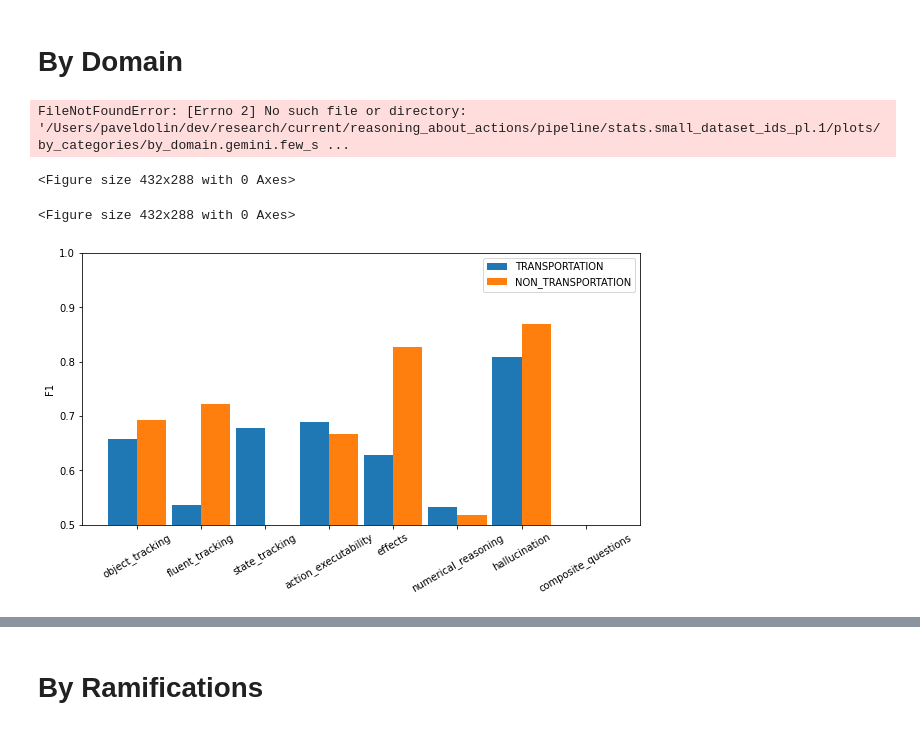
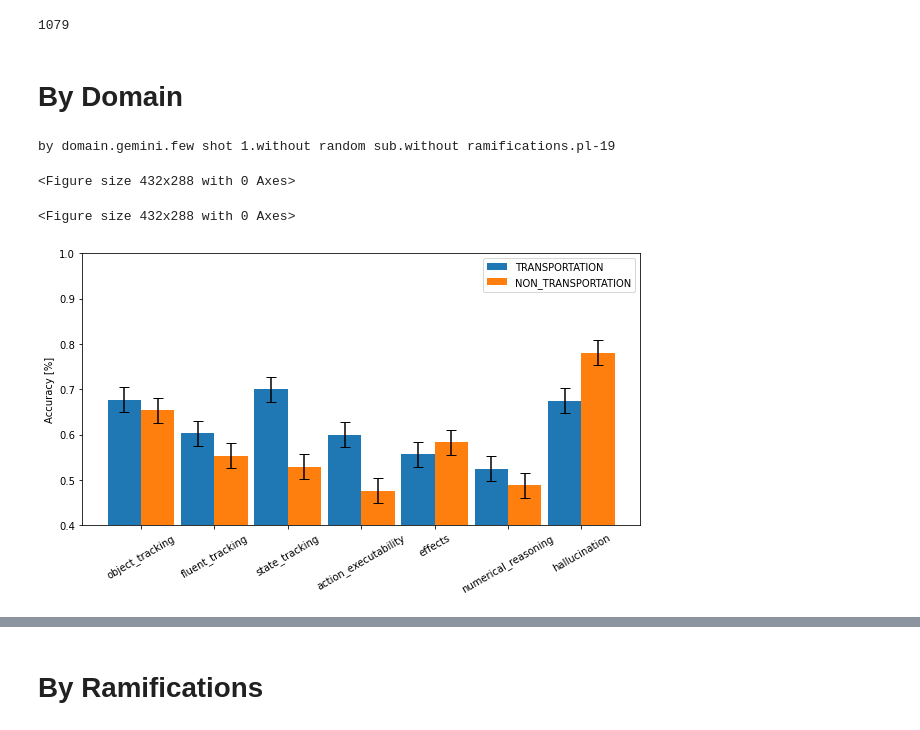
Before and after one commit to izuminka/reasoning_about_actions, a Jupyter notebook: src/analysis/plots/by_question_cat.ipynb, the cells around one changed output, grey strips where cells are left out. Saved outputs shown, nothing was run; the diff lists cells and outputs as text; code cells hidden in the pictures.

```diff
--- a/src/analysis/plots/by_question_cat.ipynb
+++ b/src/analysis/plots/by_question_cat.ipynb
@@ -15,30 +18,57 @@ save_dir = os.path.join(save_main_dir, 'plots', 'by_categories')
+# %%
+len(stats_all)
+# %% [output]
+1079
 # %%
-plan_length = 1
+plan_length = 19
 model_name = 'gemini' #'gemma-2b-it'
 prompt_type = 'few_shot_1'
-categories = QUESTION_CATEGORIES
+categories = QUESTION_CATEGORIES[:-1]
 subs = WITHOUT_RANDOM_SUB
+# %%
+def filter_single_selector(stats_all, plan_length, question_category, ramifications, model_name, prompt_type, domain,
+                           answer_type, substitutions):
+    filter_by = base_filter(ramifications, model_name, prompt_type, answer_type, substitutions)
+    filter_by.extend([(OUT_OBJ_QUESTION_CATEGORY, {question_category}),
+                      (OUT_OBJ_DOMAIN_NAME, {domain}),
+                      (OUT_OBJ_PLAN_LENGTH, {plan_length})])
+
+    results = filter_gather(stats_all, filter_by)
+    if len(results) == 0:
+        return None
+    elif not len(results) == 1:
+        raise ValueError(f'len(instance) == {len(results)}')
+    else:
+        return results[0]#[SK_RESULT]
 # %% [markdown]
 # By Domain
 # %%
 ramifications = WITHOUT_RAMIFICATIONS
 
 data_all = []
 for domain in [TRANSPORTATION_DOMAIN_KEY, NON_TRANSPORTATION_DOMAIN_KEY]:
     plt.figure()
-    data = {NAME_KEY: domain, DATA_KEY: []}
+    data = {NAME_KEY: domain, DATA_KEY: [], ERROR_KEY: []}
     for question_category in categories:
             res = filter_single_selector(stats_all, plan_length, question_category, ramifications, model_name, prompt_type, domain, answer_type, subs)
-            data[DATA_KEY].append(res)
+            if res:
+                data[DATA_KEY].append(res[SK_RESULT])
+                data[ERROR_KEY].append(res[SK_RESULT_OTHER]['sem'])
+            else:
+                data[DATA_KEY].append(None)
+                data[ERROR_KEY].append(None)
     data_all.append(data)
 
 plt_n_bars(categories, data_all)
-plt.ylabel('F1')
-plt.ylim([0.5,1])
-save_path = os.path.join(save_dir, f'by_domain.{model_name}.{prompt_type}.{subs}.{ramifications}.pl-{plan_length}.pdf')
+plt.ylabel('Accuracy [%]')
+plt.ylim([0.4,1])
+file_name = f'by_domain.{model_name}.{prompt_type}.{subs}.{ramifications}.pl-{plan_length}'
+save_path = os.path.join(save_dir, f'{file_name}.pdf')
 plt.savefig(save_path, transparent=True, format="pdf", bbox_inches='tight')
+
+print(file_name.replace('_', ' '))
 # %% [output]
-FileNotFoundError: [Errno 2] No such file or directory: '/Users/paveldolin/dev/research/current/reasoning_about_actions/pipeline/stats.small_dataset_ids_pl.1/plots/by_categories/by_domain.gemini.few_s ...
+by domain.gemini.few shot 1.without random sub.without ramifications.pl-19
 <Figure size 432x288 with 0 Axes>
 <Figure size 432x288 with 0 Axes>
-[figure, old version]
+[figure, new version]
```
Also changed, not shown: parts of 4 cells of this notebook, 5 other files.
